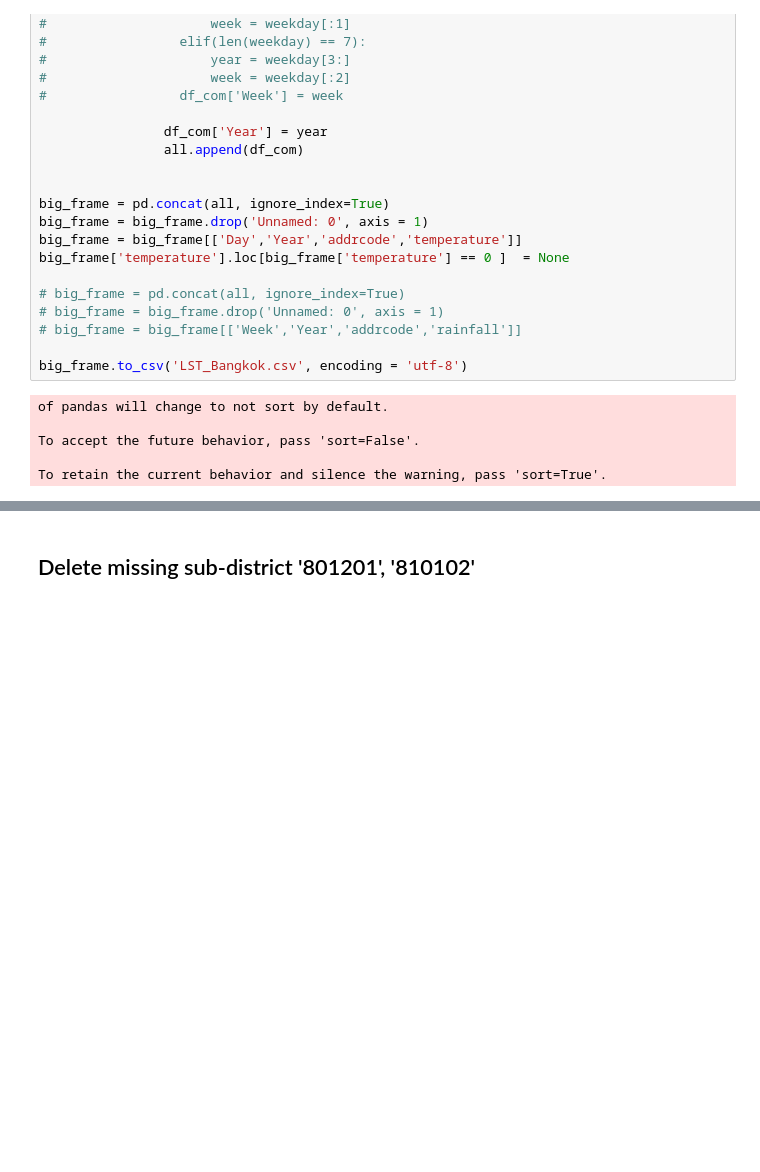
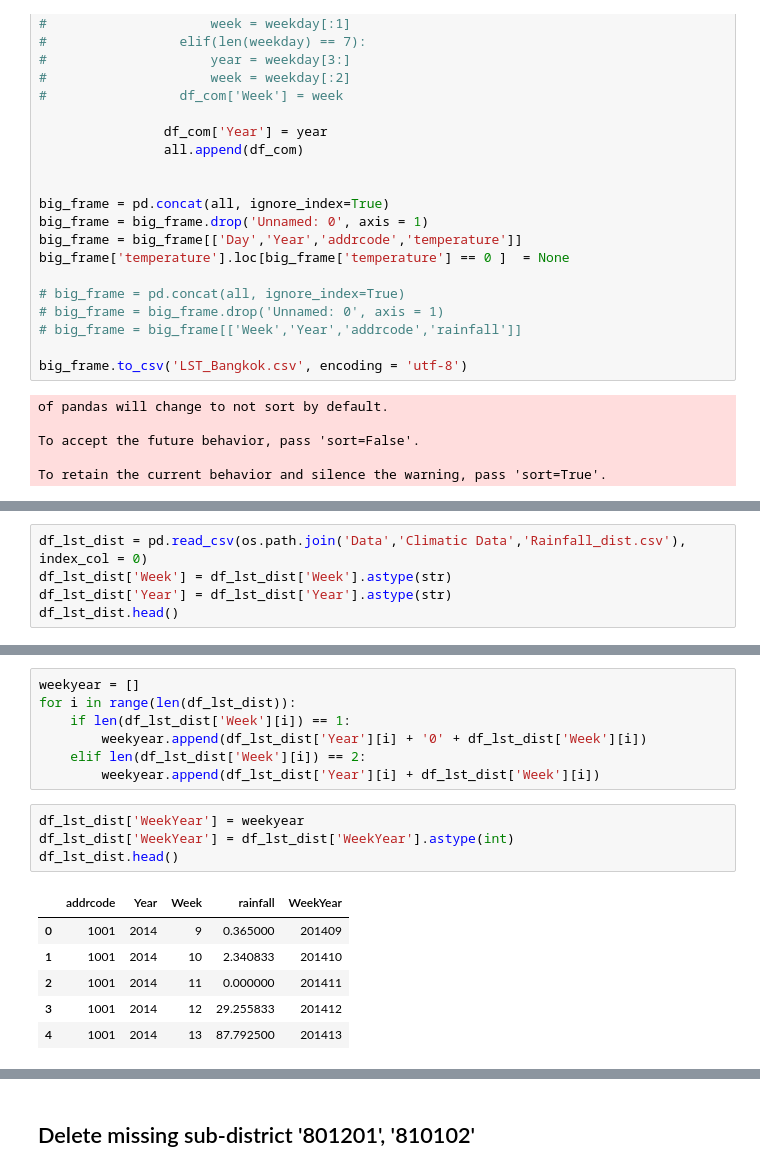
Before and after one commit to boonpakornn/dengue_data_statistic, a Jupyter notebook: Data Statistics.ipynb, the cells around one changed output, grey strips where cells are left out. Saved outputs shown, nothing was run; the diff lists cells and outputs as text; blank space fills up the shorter version.

```diff
--- a/Data Statistics.ipynb
+++ b/Data Statistics.ipynb
@@ -394,0 +532,5 @@ To retain the current behavior and silence the warning, pass 'sort=True'.
+# %%
+df_lst_dist = pd.read_csv(os.path.join('Data','Climatic Data','Rainfall_dist.csv'), index_col = 0)
+df_lst_dist['Week'] = df_lst_dist['Week'].astype(str)
+df_lst_dist['Year'] = df_lst_dist['Year'].astype(str)
+df_lst_dist.head()
@@ -394,0 +544,18 @@ To retain the current behavior and silence the warning, pass 'sort=True'.
+# %%
+weekyear = []
+for i in range(len(df_lst_dist)):
+    if len(df_lst_dist['Week'][i]) == 1:
+        weekyear.append(df_lst_dist['Year'][i] + '0' + df_lst_dist['Week'][i])
+    elif len(df_lst_dist['Week'][i]) == 2:
+        weekyear.append(df_lst_dist['Year'][i] + df_lst_dist['Week'][i])
+# %%
+df_lst_dist['WeekYear'] = weekyear
+df_lst_dist['WeekYear'] = df_lst_dist['WeekYear'].astype(int)
+df_lst_dist.head()
+# %% [output]
+|  | addrcode | Year | Week | rainfall | WeekYear |
+| 0 | 1001 | 2014 | 9 | 0.365000 | 201409 |
+| 1 | 1001 | 2014 | 10 | 2.340833 | 201410 |
+| 2 | 1001 | 2014 | 11 | 0.000000 | 201411 |
+| 3 | 1001 | 2014 | 12 | 29.255833 | 201412 |
+| 4 | 1001 | 2014 | 13 | 87.792500 | 201413 |
```
Also changed, not shown: parts of 28 cells of this notebook, 23 other files.
